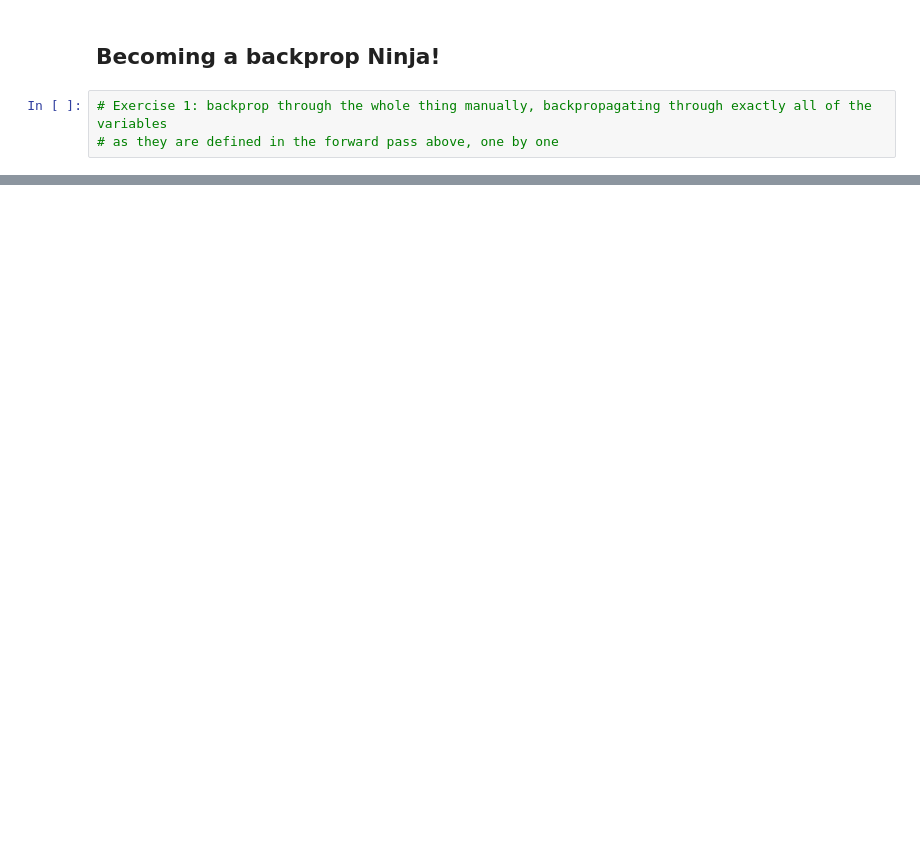
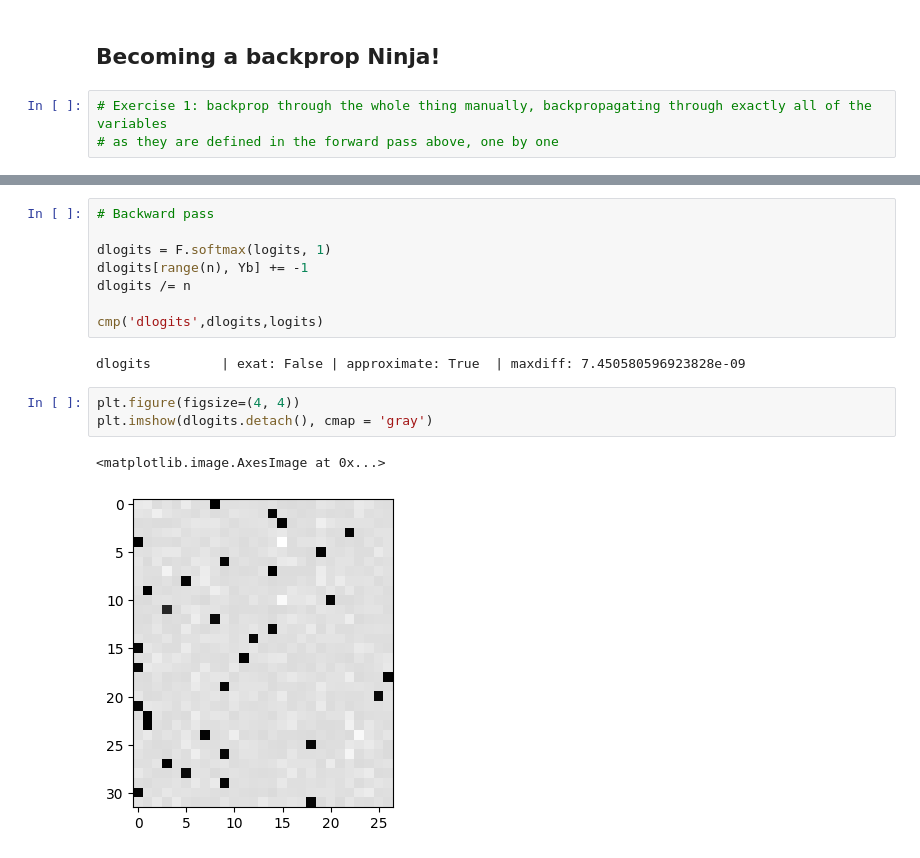
Before and after one commit to DohByDohX/MLStuff, a Jupyter notebook: ANN_Practice/makemore_practice_4.ipynb, the cells around one changed output, grey strips where cells are left out. Cells and saved outputs as stored; diff of their text form; blank space fills up the shorter version.

```diff
--- a/ANN_Practice/makemore_practice_4.ipynb
+++ b/ANN_Practice/makemore_practice_4.ipynb
@@ -276,0 +278,16 @@ tensor([-1.9910e-03,  1.6615e-03,  2.4930e-03,  3.8594e-03, -2.7856e-05,
+# %%
+# Backward pass
+
+dlogits = F.softmax(logits, 1)
+dlogits[range(n), Yb] += -1
+dlogits /= n
+
+cmp('dlogits',dlogits,logits)
+# %% [output]
+dlogits         | exat: False | approximate: True  | maxdiff: 7.450580596923828e-09
+# %%
+plt.figure(figsize=(4, 4))
+plt.imshow(dlogits.detach(), cmap = 'gray')
+# %% [output]
+<matplotlib.image.AxesImage at 0x...>
+[figure, added]
```
Also changed, not shown: parts of 18 cells of this notebook.
